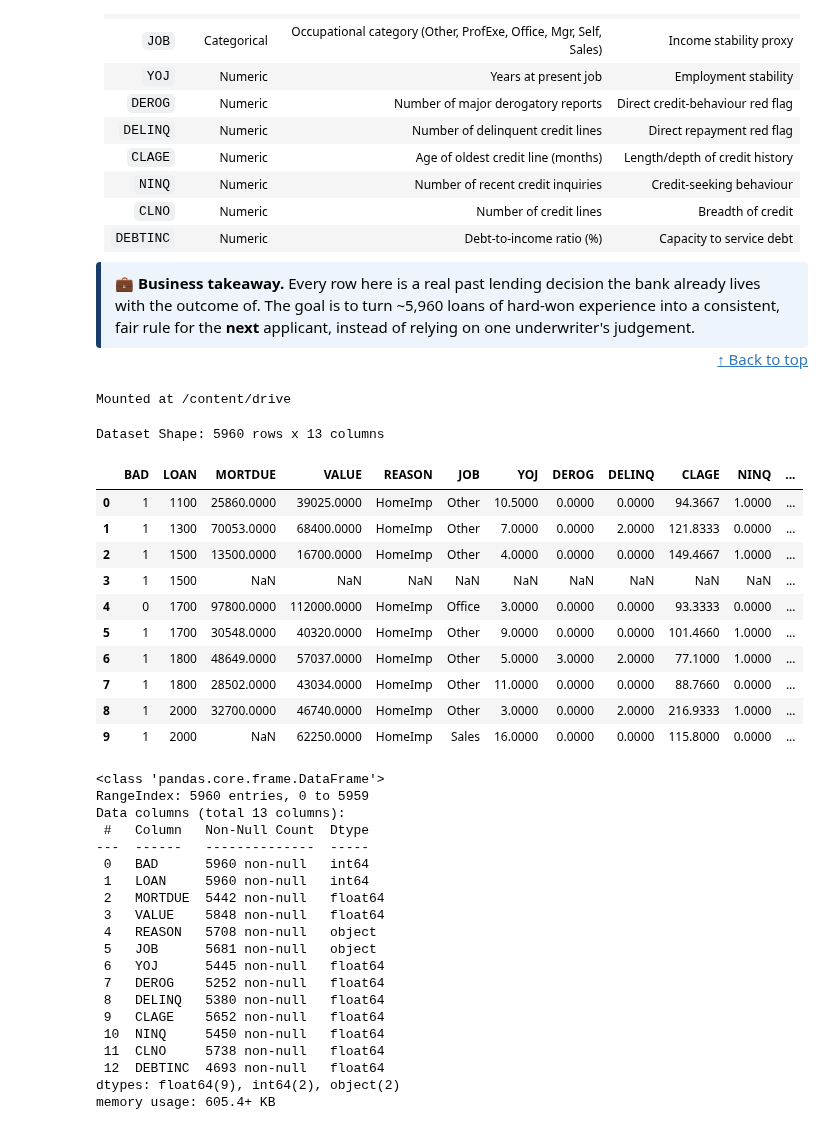
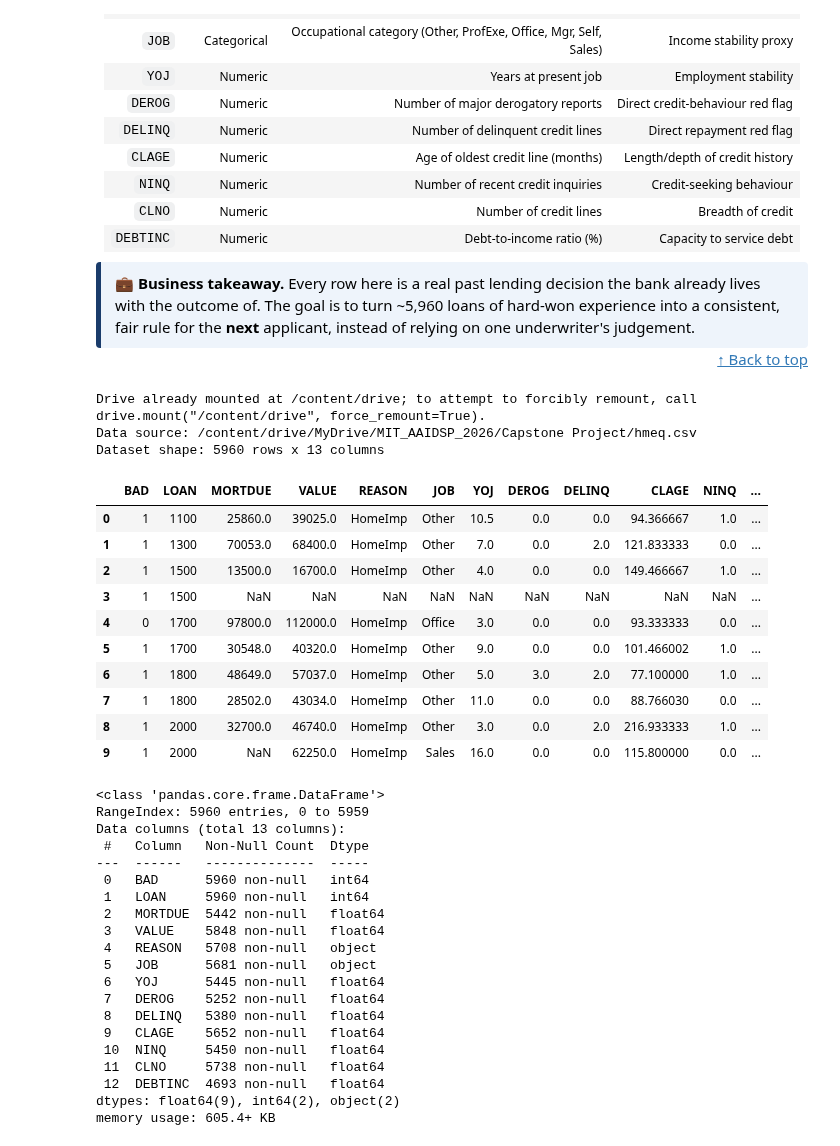
Before and after one commit to lycias/Applied-AI-Data-Science, a Jupyter notebook: MIT-AAIDSP/Capstone-Project/Capstone_Project_Loan_Default_Prediction_Full_Code_Final_submission.ipynb, the cells around one changed output. Saved outputs shown, nothing was run; the diff lists cells and outputs as text; code cells hidden in the pictures.

```diff
--- a/MIT-AAIDSP/Capstone-Project/Capstone_Project_Loan_Default_Prediction_Full_Code_Final_submission.ipynb
+++ b/MIT-AAIDSP/Capstone-Project/Capstone_Project_Loan_Default_Prediction_Full_Code_Final_submission.ipynb
@@ -222,28 +281,46 @@ The HMEQ dataset contains 13 columns describing each home-equity loan applicant.
 <div style="border-left:5px solid #1a3c6b;background:#eef4fb;padding:10px 14px;margin-top:10px;border-radius:4px;"><b>💼 Business takeaway.</b> Every row here is a real past lending decision the bank already lives with the outcome of. The goal is to turn ~5,960 loans of hard-won experience into a consistent, fair rule for the <b>next</b> applicant, instead of relying on one underwriter's judgement.</div>
 
 <div align="right"><a href="#top">↑ Back to top</a></div>
-# %%
-from google.colab import drive
-drive.mount('/content/drive')
-# %% [output]
-Mounted at /content/drive
-# %%
-df = pd.read_csv('/content/drive/MyDrive/MIT_AAIDSP_2026/Capstone Project/hmeq.csv')
-print(f"Dataset Shape: {df.shape[0]} rows x {df.shape[1]} columns")
-df.head(10)
-# %% [output]
-Dataset Shape: 5960 rows x 13 columns
-|  | BAD | LOAN | MORTDUE | VALUE | REASON | JOB | YOJ | DEROG | DELINQ | CLAGE | NINQ | ... |
-| 0 | 1 | 1100 | 25860.0000 | 39025.0000 | HomeImp | Other | 10.5000 | 0.0000 | 0.0000 | 94.3667 | 1.0000 | ... |
-| 1 | 1 | 1300 | 70053.0000 | 68400.0000 | HomeImp | Other | 7.0000 | 0.0000 | 2.0000 | 121.8333 | 0.0000 | ... |
-| 2 | 1 | 1500 | 13500.0000 | 16700.0000 | HomeImp | Other | 4.0000 | 0.0000 | 0.0000 | 149.4667 | 1.0000 | ... |
-| 3 | 1 | 1500 | NaN | NaN | NaN | NaN | NaN | NaN | NaN | NaN | NaN | ... |
-| 4 | 0 | 1700 | 97800.0000 | 112000.0000 | HomeImp | Office | 3.0000 | 0.0000 | 0.0000 | 93.3333 | 0.0000 | ... |
-| 5 | 1 | 1700 | 30548.0000 | 40320.0000 | HomeImp | Other | 9.0000 | 0.0000 | 0.0000 | 101.4660 | 1.0000 | ... |
-| 6 | 1 | 1800 | 48649.0000 | 57037.0000 | HomeImp | Other | 5.0000 | 3.0000 | 2.0000 | 77.1000 | 1.0000 | ... |
-| 7 | 1 | 1800 | 28502.0000 | 43034.0000 | HomeImp | Other | 11.0000 | 0.0000 | 0.0000 | 88.7660 | 0.0000 | ... |
-| 8 | 1 | 2000 | 32700.0000 | 46740.0000 | HomeImp | Other | 3.0000 | 0.0000 | 2.0000 | 216.9333 | 1.0000 | ... |
-| 9 | 1 | 2000 | NaN | 62250.0000 | HomeImp | Sales | 16.0000 | 0.0000 | 0.0000 | 115.8000 | 0.0000 | ... |
+# %%
+# Mount Google Drive when running in Google Colab.
+try:
+    from google.colab import drive
+    drive.mount('/content/drive')
+except ImportError:
+    print('Google Colab is not detected. Mount Google Drive or adjust data_path manually.')
+
+# Exact location of the HMEQ dataset in the project folder on Google Drive.
+data_path = Path(
+    '/content/drive/MyDrive/MIT_AAIDSP_2026/Capstone Project/hmeq.csv'
+)
+
+# Stop with a clear instruction if the file is missing or its name/path differs.
+if not data_path.exists():
+    raise FileNotFoundError(
+        f'Dataset not found at: {data_path}\n'
+        'Confirm that hmeq.csv is stored in '
+        'MyDrive/MIT_AAIDSP_2026/Capstone Project/ in Google Drive.'
+    )
+
+df = pd.read_csv(data_path)
+print(f'Data source: {data_path}')
+print(f'Dataset shape: {df.shape[0]} rows x {df.shape[1]} columns')
+df.head(10)
+# %% [output]
+Drive already mounted at /content/drive; to attempt to forcibly remount, call drive.mount("/content/drive", force_remount=True).
+Data source: /content/drive/MyDrive/MIT_AAIDSP_2026/Capstone Project/hmeq.csv
+Dataset shape: 5960 rows x 13 columns
+|  | BAD | LOAN | MORTDUE | VALUE | REASON | JOB | YOJ | DEROG | DELINQ | CLAGE | NINQ | ... |
+| 0 | 1 | 1100 | 25860.0 | 39025.0 | HomeImp | Other | 10.5 | 0.0 | 0.0 | 94.366667 | 1.0 | ... |
+| 1 | 1 | 1300 | 70053.0 | 68400.0 | HomeImp | Other | 7.0 | 0.0 | 2.0 | 121.833333 | 0.0 | ... |
+| 2 | 1 | 1500 | 13500.0 | 16700.0 | HomeImp | Other | 4.0 | 0.0 | 0.0 | 149.466667 | 1.0 | ... |
+| 3 | 1 | 1500 | NaN | NaN | NaN | NaN | NaN | NaN | NaN | NaN | NaN | ... |
+| 4 | 0 | 1700 | 97800.0 | 112000.0 | HomeImp | Office | 3.0 | 0.0 | 0.0 | 93.333333 | 0.0 | ... |
+| 5 | 1 | 1700 | 30548.0 | 40320.0 | HomeImp | Other | 9.0 | 0.0 | 0.0 | 101.466002 | 1.0 | ... |
+| 6 | 1 | 1800 | 48649.0 | 57037.0 | HomeImp | Other | 5.0 | 3.0 | 2.0 | 77.100000 | 1.0 | ... |
+| 7 | 1 | 1800 | 28502.0 | 43034.0 | HomeImp | Other | 11.0 | 0.0 | 0.0 | 88.766030 | 0.0 | ... |
+| 8 | 1 | 2000 | 32700.0 | 46740.0 | HomeImp | Other | 3.0 | 0.0 | 2.0 | 216.933333 | 1.0 | ... |
+| 9 | 1 | 2000 | NaN | 62250.0 | HomeImp | Sales | 16.0 | 0.0 | 0.0 | 115.800000 | 0.0 | ... |
 # %%
 # Data types and non-null counts
 df.info()
```
Also changed, not shown: parts of 79 cells of this notebook, 2 other files.
